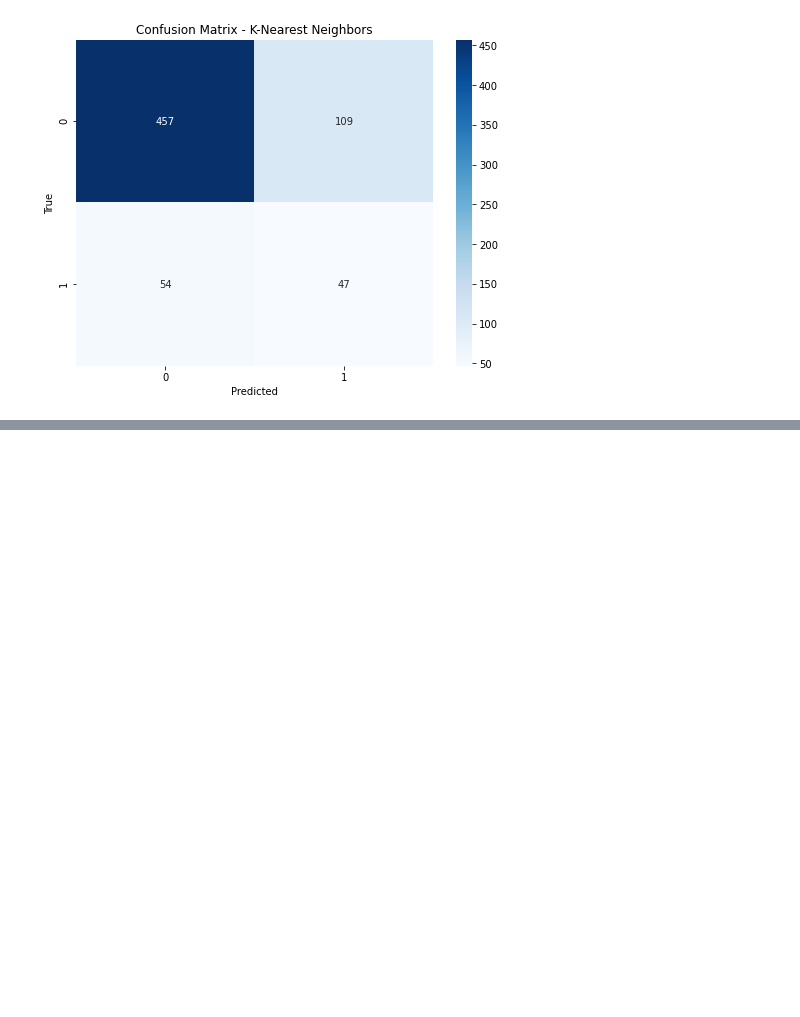
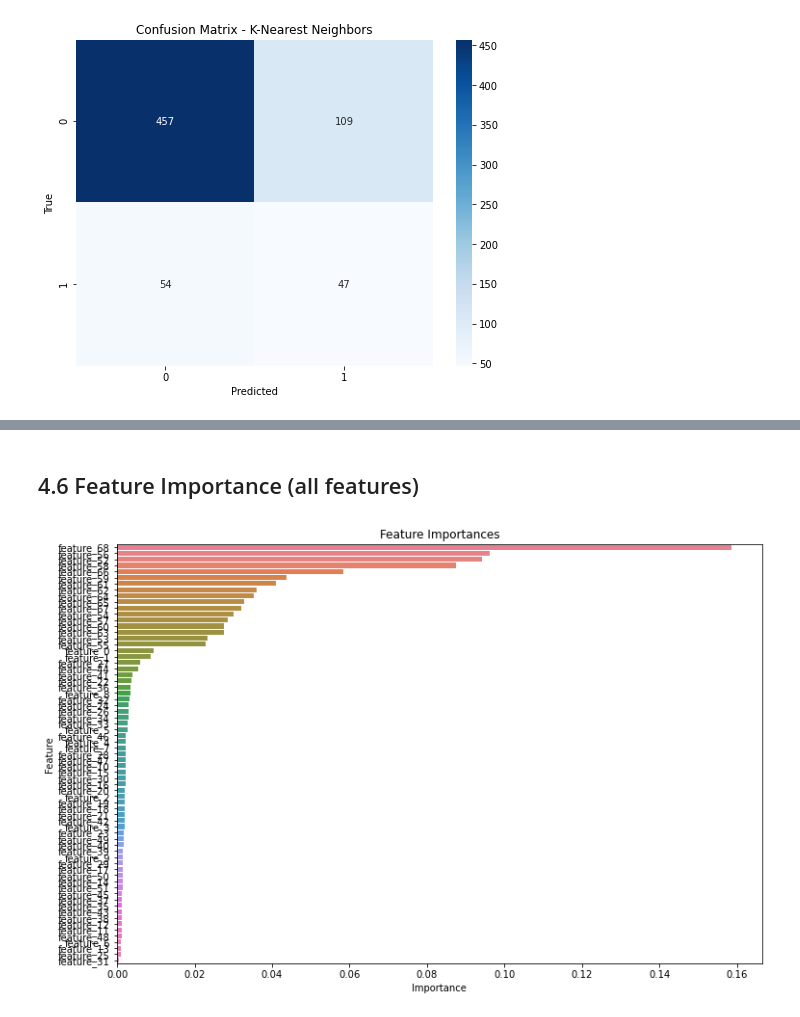
Before and after one commit to Ingavi39/Phase-3-project-, a Jupyter notebook: Phase 3 project.ipynb, the cells around one changed output, grey strips where cells are left out. Drawn from its saved outputs; the diff is of its cells as text; code cells hidden in the pictures; blank space fills up the shorter version.

```diff
--- a/Phase 3 project.ipynb
+++ b/Phase 3 project.ipynb
@@ -526,0 +548,24 @@ Best Score: 0.9430863697479394
+# %% [markdown]
+## 4.6 Feature Importance (all features)
+# %%
+if isinstance(X_test, np.ndarray):
+    feature_names = [f'column_{i}' for i in range(X_test.shape[1])]
+    X_test = pd.DataFrame(X_test, columns=feature_names)
+else:
+    feature_names = X_test.columns
+
+importances = grid_search.best_estimator_.feature_importances_
+
+feature_importances = pd.DataFrame({'Feature': feature_names, 'Importance': importances})
+feature_importances = feature_importances.sort_values('Importance', ascending=False)
+
+colors = sns.color_palette('husl', len(importances))
+
+plt.figure(figsize=(12, 8))
+sns.barplot(x='Importance', y='Feature', data=feature_importances, palette = colors)
+plt.title('Feature Importances')
+plt.xlabel('Importance')
+plt.ylabel('Feature')
+plt.show()
+# %% [output]
+[figure, added]
```
Also changed, not shown: parts of 41 cells of this notebook, 1 other file.
